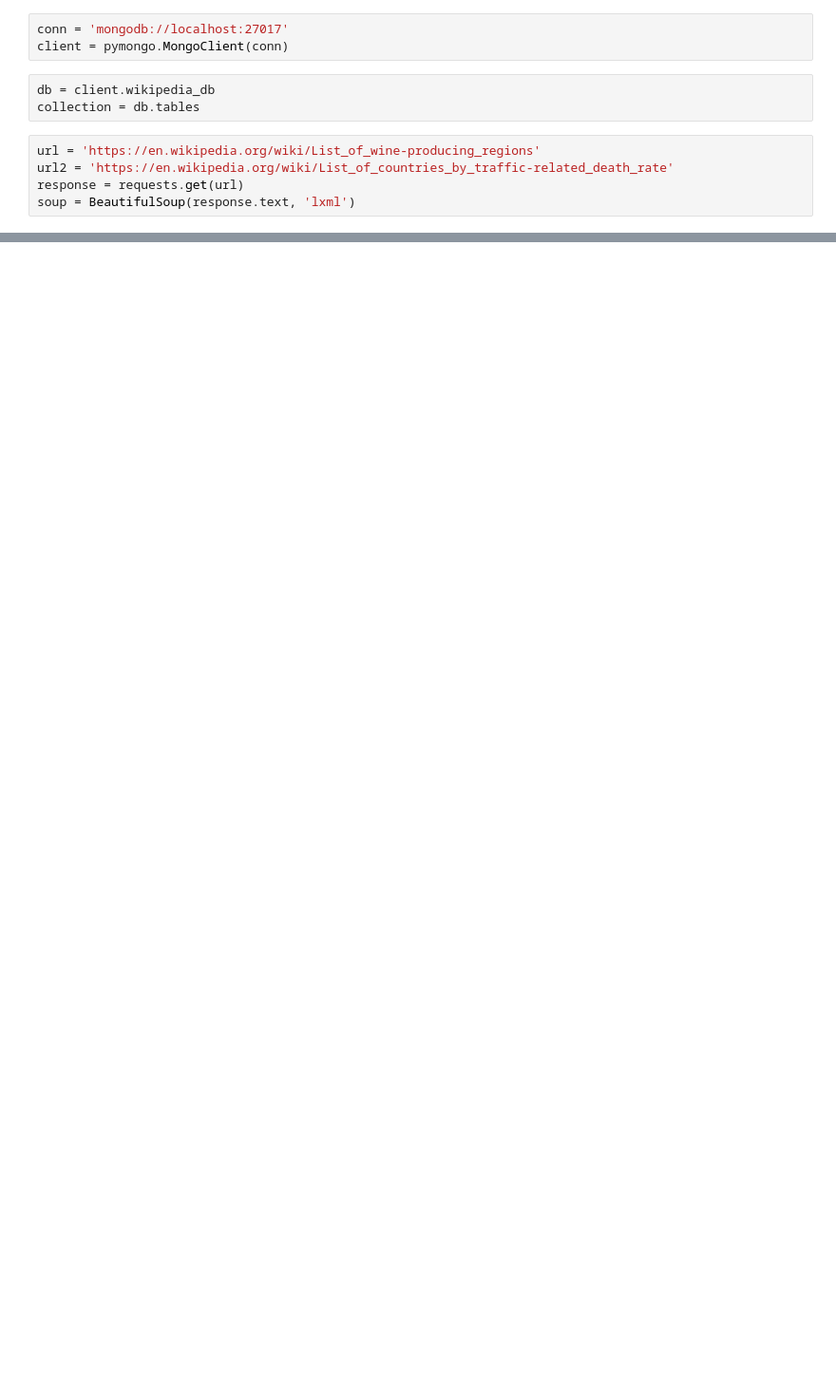
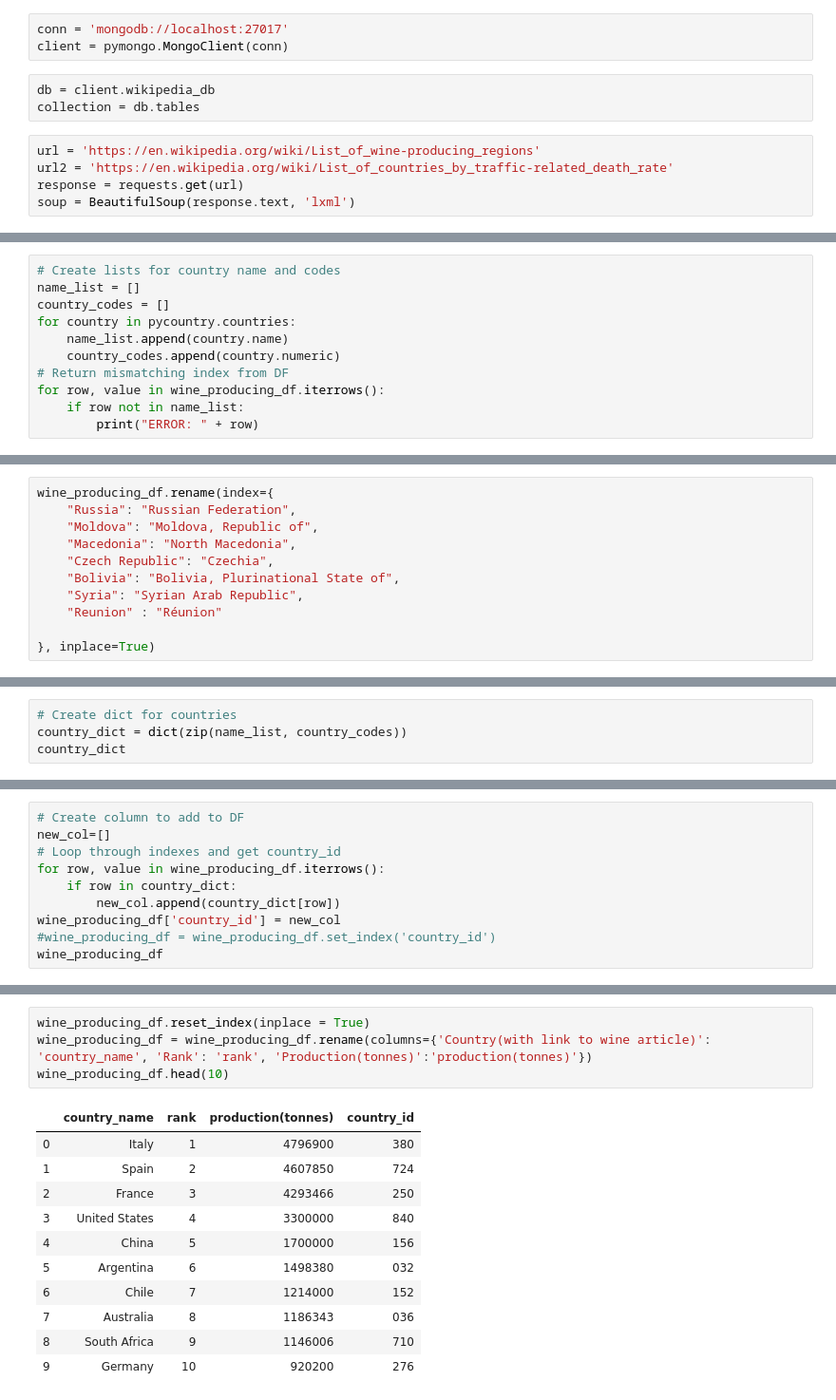
Before and after one commit to ac1093/mad_data, a Jupyter notebook: data_merge.ipynb, the cells around one changed output, grey strips where cells are left out. Shown at 95% size. Drawn from its saved outputs; the diff is of its cells as text; blank space fills up the shorter version.

```diff
--- a/data_merge.ipynb
+++ b/data_merge.ipynb
@@ -49,0 +60,11 @@ traffic_df.head(10)
+# %%
+# Create lists for country name and codes
+name_list = []
+country_codes = []
+for country in pycountry.countries:
+    name_list.append(country.name)
+    country_codes.append(country.numeric)
+# Return mismatching index from DF
+for row, value in wine_producing_df.iterrows():
+    if row not in name_list:
+        print("ERROR: " + row)
@@ -49,0 +98,11 @@ traffic_df.head(10)
+# %%
+wine_producing_df.rename(index={
+    "Russia": "Russian Federation",
+    "Moldova": "Moldova, Republic of",
+    "Macedonia": "North Macedonia",
+    "Czech Republic": "Czechia",
+    "Bolivia": "Bolivia, Plurinational State of",
+    "Syria": "Syrian Arab Republic",
+    "Reunion" : "Réunion"
+
+}, inplace=True)
@@ -49,0 +127,4 @@ traffic_df.head(10)
+# %%
+# Create dict for countries
+country_dict = dict(zip(name_list, country_codes))
+country_dict
@@ -49,0 +149,10 @@ traffic_df.head(10)
+# %%
+# Create column to add to DF
+new_col=[]
+# Loop through indexes and get country_id
+for row, value in wine_producing_df.iterrows():
+    if row in country_dict:
+        new_col.append(country_dict[row])
+wine_producing_df['country_id'] = new_col
+#wine_producing_df = wine_producing_df.set_index('country_id')
+wine_producing_df
@@ -49,0 +174,16 @@ traffic_df.head(10)
+# %%
+wine_producing_df.reset_index(inplace = True)
+wine_producing_df = wine_producing_df.rename(columns={'Country(with link to wine article)': 'country_name', 'Rank': 'rank', 'Production(tonnes)':'production(tonnes)'})
+wine_producing_df.head(10)
+# %% [output]
+|  | country_name | rank | production(tonnes) | country_id |
+| 0 | Italy | 1 | 4796900 | 380 |
+| 1 | Spain | 2 | 4607850 | 724 |
+| 2 | France | 3 | 4293466 | 250 |
+| 3 | United States | 4 | 3300000 | 840 |
+| 4 | China | 5 | 1700000 | 156 |
+| 5 | Argentina | 6 | 1498380 | 032 |
+| 6 | Chile | 7 | 1214000 | 152 |
+| 7 | Australia | 8 | 1186343 | 036 |
+| 8 | South Africa | 9 | 1146006 | 710 |
+| 9 | Germany | 10 | 920200 | 276 |
```
Also changed, not shown: parts of 11 cells of this notebook.
